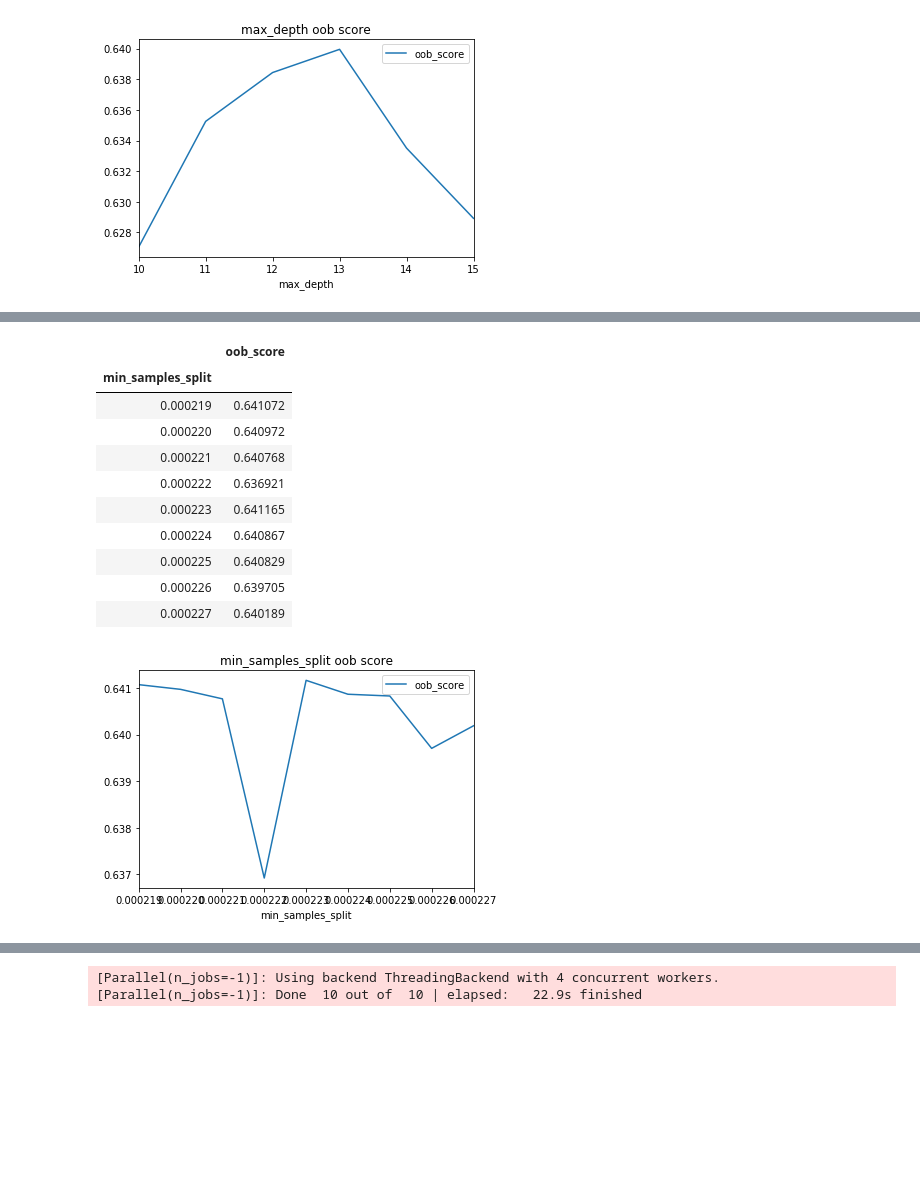
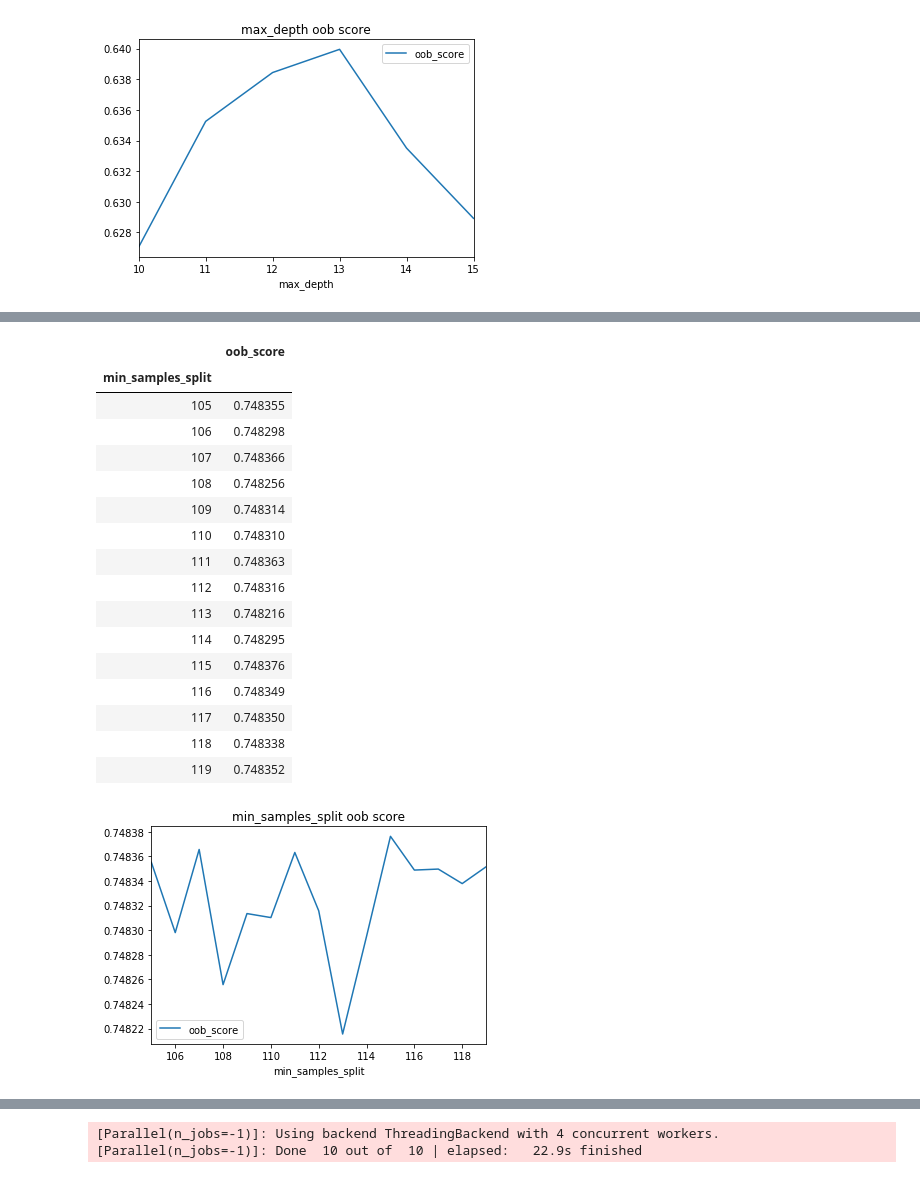
Before and after one commit to kirahman2/salarypredictionportfolio, a Jupyter notebook: Salary Prediction Notebook.ipynb, the cells around one changed output, grey strips where cells are left out. Saved outputs shown, nothing was run; the diff lists cells and outputs as text; code cells hidden in the pictures; blank space fills up the shorter version.

Commit message:
Saving tuning results.

```diff
--- a/Salary Prediction Notebook.ipynb
+++ b/Salary Prediction Notebook.ipynb
@@ -1422,14 +1421,14 @@ result_final
 [figure]
 # %%
 # gbr +maxdepth
-# best max_features=default                                                    ###
+# best max_features=[auto, log2]                                                    ###
 hyperp = 'max_features'                                                 ###
 list_val = ['auto', 'sqrt', 'log2', None]
 
 results=[]
 for val in list_val:
     start_time = time.time()
-    gbr = GradientBoostingRegressor(max_features=val, max_depth=10,          ###
+    gbr = GradientBoostingRegressor(max_features=val, max_depth=7,          ###
                                     random_state=42, verbose=0)
     gbr.fit(X_train, y_train)
     results.append(
@@ -1620,15 +1615,15 @@ result_final
 | 10 | 350.378303 | 351.876126 |
 [figure]
 # %%
-# gbr +maxdepth COMPLETE
+# thisgbrDONE +maxdepth COMPLETE
 # best max_leaf_nodes=default                                                    ###
 hyperp = 'max_leaf_nodes'                                                 ###
-list_val = range(1,20,3)
+list_val = range(2,20,3)
 
 results=[]
 for val in list_val:
     start_time = time.time()
-    gbr = GradientBoostingRegressor(max_leaf_nodes=val, max_depth=10,          ###
+    gbr = GradientBoostingRegressor(max_leaf_nodes=val, max_depth=7,          ###
                                     random_state=42, verbose=0)
     gbr.fit(X_train, y_train)
     results.append(
@@ -1665,13 +1701,14 @@ NameError: name 'min_weight_fraction_leafmin_impurity_decreasealpha' is not defi
 # %%
-# gbr +maxdepth
+# thisgbr +maxdepth
 # best max_leaf_nodes=                                                    ###
 hyperp = 'max_leaf_nodes'                                                 ###
 list_val = [None]
+list_val = range(100,500,100)
 
 results=[]
 for val in list_val:
     start_time = time.time()
-    gbr = GradientBoostingRegressor(max_leaf_nodes=val, max_depth=10,          ###
+    gbr = GradientBoostingRegressor(max_leaf_nodes=val, max_depth=7,          ###
                                     random_state=42, verbose=0)
     gbr.fit(X_train, y_train)
     results.append(
@@ -1778,0 +2150,17 @@ results
+# %%
+# rfrbest min_samples_split= COMPLETE
+list_values = [2,7,50,100,150,200,25,300,350]
+# list_values = range(175,184)
+hyperp = 'min_samples_split'
+results = []
+for val in list_values:
+    rfr = RandomForestRegressor(min_samples_split=val, max_depth=13, n_estimators=37,
+                                verbose=True, n_jobs=-1, oob_score=True)
+    rfr.fit(X_train, y_train)
+    results.append(
+                   {hyperp: val,
+                    'oob_score': rfr.oob_score_,
+                  })
+results = pd.DataFrame(results).set_index(hyperp).sort_index()
+results.plot(title=hyperp + ' oob score')
+results
@@ -1779,14 +2198,13 @@ results
 # %%
-# best min_samples_split (<1) = 0.000223 score=0.641165
-list_values = [1e-3,1e-4,1e-4,1e-5]
-list_values = [0.0001,0.0002,0.0003,0.0004,0.0005,0.0006,0.0007,0.0008,0.0009,0.002]
-list_values = [.00019,.0002,.000211,.00022,.00023,.00024,.00025,.00026,.00027,.00028,.00029,.0003]
-list_values = [.000211,.000212,.000213,.000214,.000215,.000216,.000217,.000218,.000219]
-list_values = [.000219,.000220,.000221,.000222,.000223,.000224,.000225,.000226,.000227]
+# rfrbest min_samples_split=[114,115,116] COMPLETE
+
+list_values = range(2,150,10)
+list_values = range(105,120)
 hyperp = 'min_samples_split'
 results = []
 for val in list_values:
-    rfr = RandomForestRegressor(min_samples_split=val, verbose=False, n_jobs=-1, oob_score=True)
+    rfr = RandomForestRegressor(min_samples_split=val, max_depth=13, n_estimators=37,
+                                verbose=True, n_jobs=-1, oob_score=True)
     rfr.fit(X_train, y_train)
     results.append(
                    {hyperp: val,
@@ -1799,12 +2234,18 @@ results
 |  | oob_score |
 | min_samples_split |  |
-| 0.000219 | 0.641072 |
-| 0.000220 | 0.640972 |
-| 0.000221 | 0.640768 |
-| 0.000222 | 0.636921 |
-| 0.000223 | 0.641165 |
-| 0.000224 | 0.640867 |
-| 0.000225 | 0.640829 |
-| 0.000226 | 0.639705 |
-| 0.000227 | 0.640189 |
+| 105 | 0.748355 |
+| 106 | 0.748298 |
+| 107 | 0.748366 |
+| 108 | 0.748256 |
+| 109 | 0.748314 |
+| 110 | 0.748310 |
+| 111 | 0.748363 |
+| 112 | 0.748316 |
+| 113 | 0.748216 |
+| 114 | 0.748295 |
+| 115 | 0.748376 |
+| 116 | 0.748349 |
+| 117 | 0.748350 |
+| 118 | 0.748338 |
+| 119 | 0.748352 |
-[figure, old version]
+[figure, new version]
```
Also changed, not shown: parts of 64 cells of this notebook.
